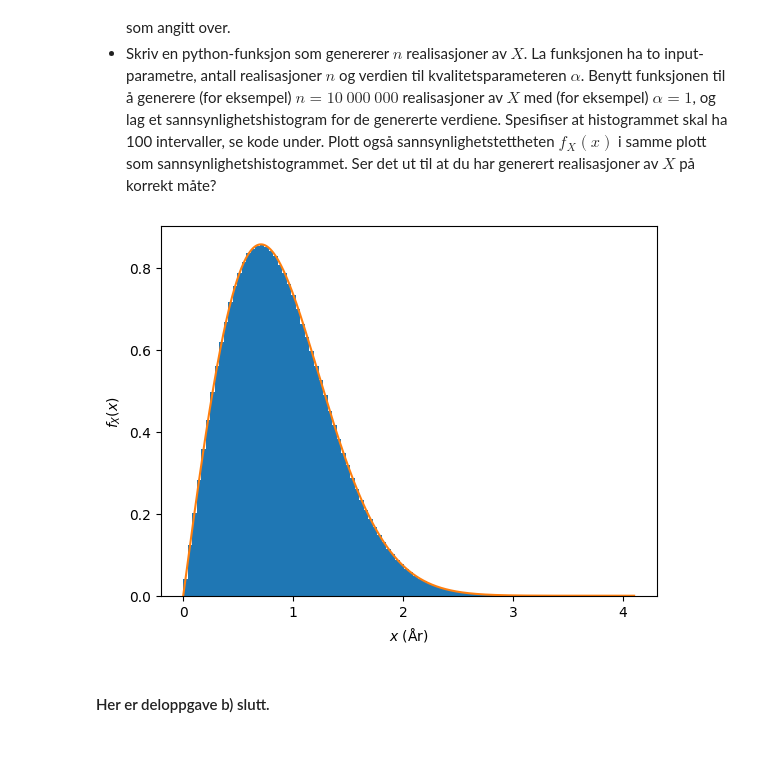
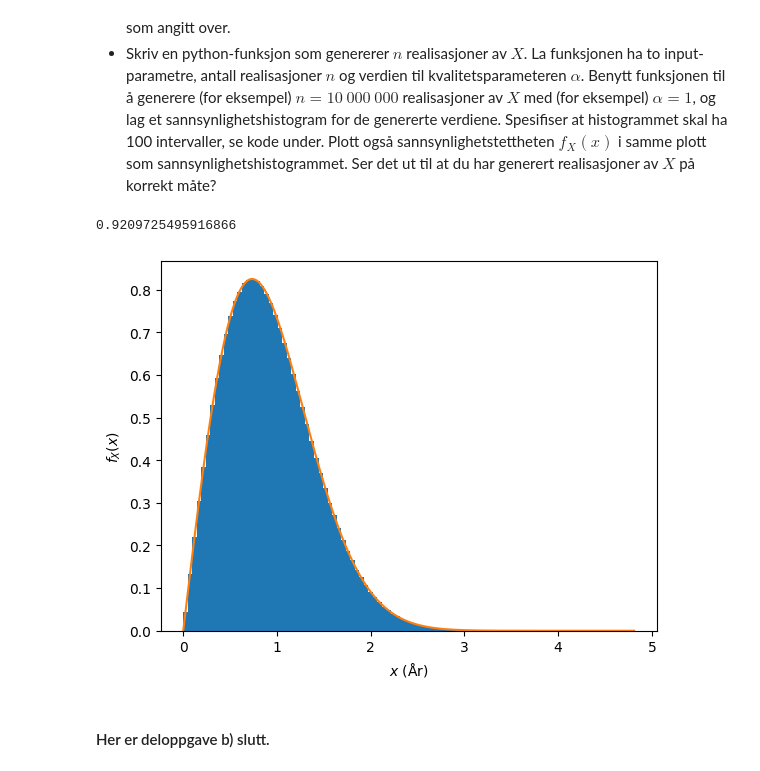
Before and after one commit to aleksandervestlund/statistics, a Jupyter notebook: innlevering2.ipynb, the cells around one changed output. Cells and saved outputs as stored; diff of their text form; code cells hidden in the pictures.

```diff
--- a/innlevering2.ipynb
+++ b/innlevering2.ipynb
@@ -139,36 +139,38 @@ def generateX(n: int, alpha: float) -> np.ndarray:
     u = np.random.uniform(size=n)  # array med n elementer.
     return np.sqrt(-alpha * np.log(1 - u))
 
 
 def f_X(x: np.ndarray, alpha: float) -> np.ndarray:
-    return 2.0 * x / alpha * np.exp(-(x**2) / alpha)
+    return 2.0 * x * np.exp(-(x**2) / alpha) / alpha
 
 
 # Sett antall realisasjoner og verdien til alpha
 n = 10_000_000
-alpha = 1.0
+alpha = 1.08
 
 # simuler realisasjoner av X
 simulerte_X = generateX(n, alpha)
+print(np.mean(simulerte_X))
 
 # Lag sannsynlighetshistogram for de simulerte verdiene, vi spesifiserer
 # antall intervaller ved å sette "bins=100"
 plt.hist(
     simulerte_X, density=True, bins=100
 )  # density=True gjør at vi får et sannsynlighetshistogram
 
 # Angi navn på aksene
 plt.xlabel("$x$ (År)")
 plt.ylabel("$f_X(x)$")
 
 # Regn ut og plott sannsynlighetstettheten til X på samme plott
 x = np.linspace(0, max(simulerte_X), 1_000)
 plt.plot(x, f_X(x, alpha))
 
 # Avslutt med å generere alle elementene du har plottet
 plt.show()
 # %% [output]
+0.9209725495916866
-[figure, old version]
+[figure, new version]
 # %% [markdown]
 #### Her er deloppgave b) slutt.
 # %% [markdown]
```
Also changed, not shown: parts of 4 cells of this notebook, 1 other file.
